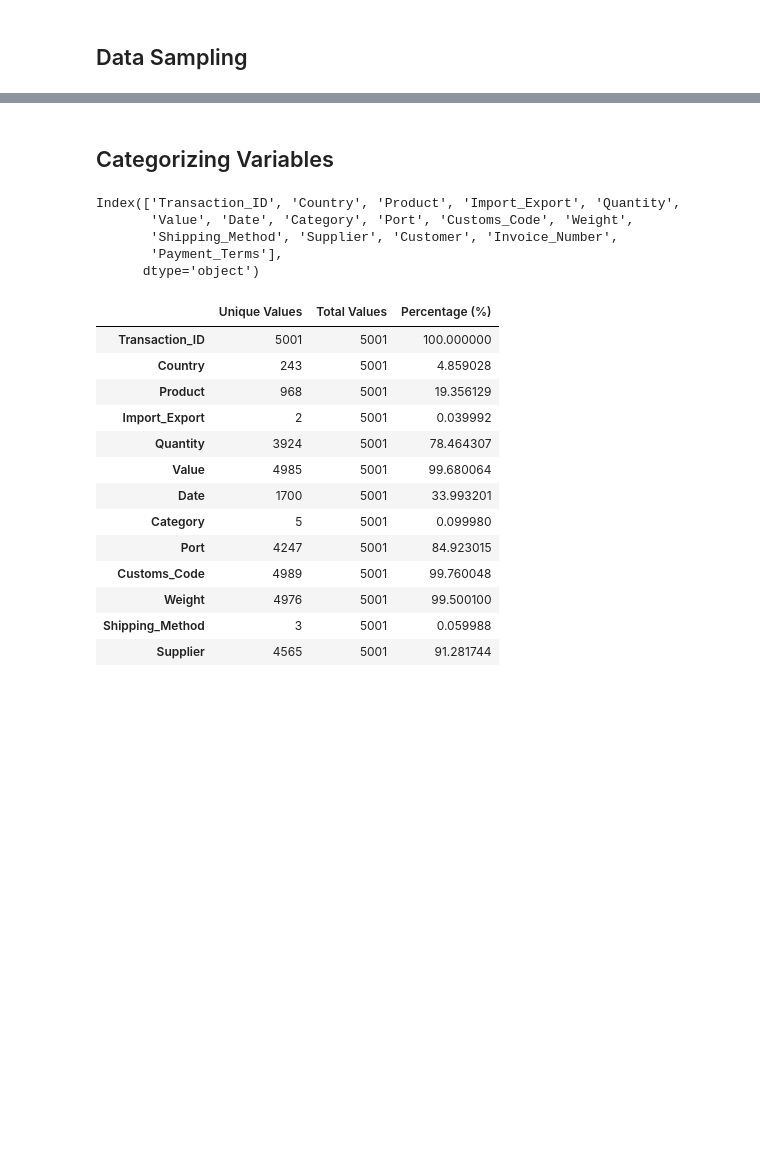
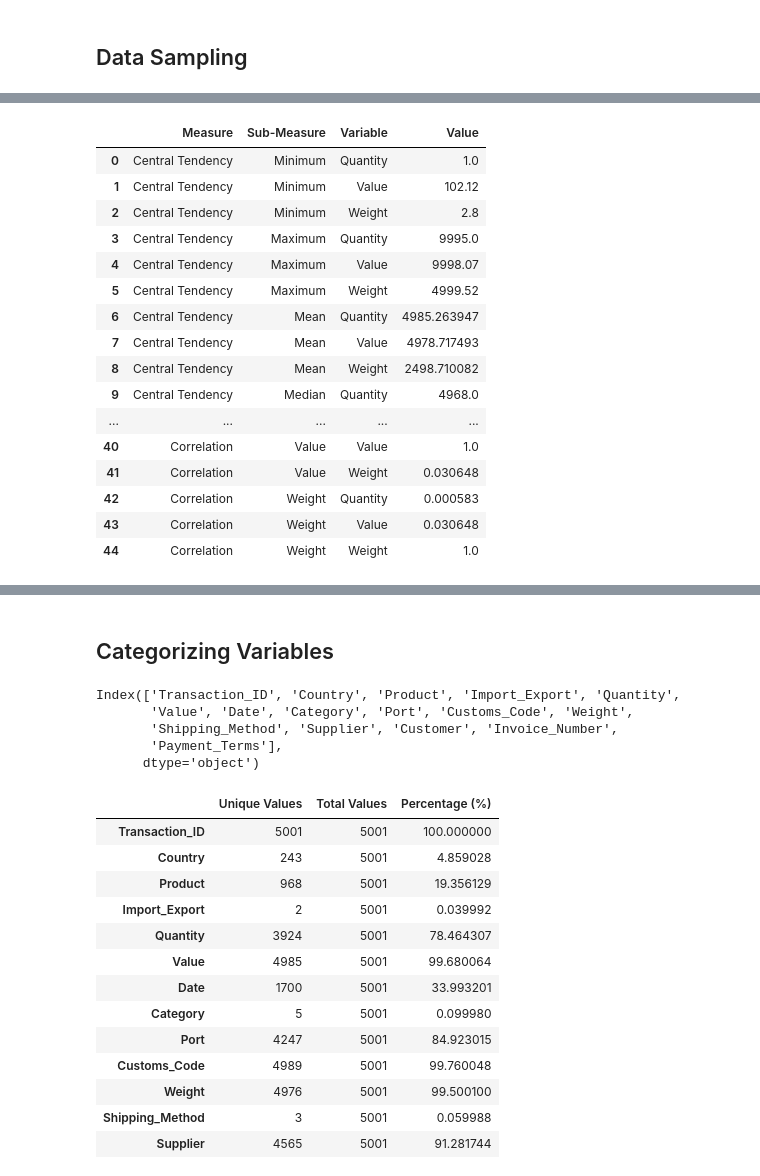
Before and after one commit to Abhijeet055002/Trimester-2-Project-1, a Jupyter notebook: Project_1_Term_2.ipynb, the cells around one changed output, grey strips where cells are left out. Saved outputs shown, nothing was run; the diff lists cells and outputs as text; code cells hidden in the pictures; blank space fills up the shorter version.

```diff
--- a/Project_1_Term_2.ipynb
+++ b/Project_1_Term_2.ipynb
@@ -257,0 +359,89 @@ def AA02_check_unique_values(dataframe):
+# %%
+# Calculating the required statistical measures for the columns 'Quantity', 'Value', and 'Weight'
+
+# Central Tendency
+min_values = AA02_sample_data_0[['Quantity', 'Value', 'Weight']].min()
+max_values = AA02_sample_data_0[['Quantity', 'Value', 'Weight']].max()
+mean_values = AA02_sample_data_0[['Quantity', 'Value', 'Weight']].mean()
+median_values = AA02_sample_data_0[['Quantity', 'Value', 'Weight']].median()
+mode_values = AA02_sample_data_0[['Quantity', 'Value', 'Weight']].mode().iloc[0]
+percentiles = AA02_sample_data_0[['Quantity', 'Value', 'Weight']].quantile([0.25, 0.5, 0.75])
+
+# Dispersion
+range_values = max_values - min_values
+std_deviation = AA02_sample_data_0[['Quantity', 'Value', 'Weight']].std()
+skewness = AA02_sample_data_0[['Quantity', 'Value', 'Weight']].skew()
+kurtosis = AA02_sample_data_0[['Quantity', 'Value', 'Weight']].kurt()
+
+# Composite Measures
+coefficient_of_variation = std_deviation / mean_values  # Coefficient of Variation
+confidence_interval_95 = {}
+for column in ['Quantity', 'Value', 'Weight']:
+    mean = mean_values[column]
+    std_dev = std_deviation[column]
+    ci_lower = mean - 1.96 * (std_dev / (AA02_sample_data_0[column].count()**0.5))
+    ci_upper = mean + 1.96 * (std_dev / (AA02_sample_data_0[column].count()**0.5))
+    confidence_interval_95[column] = (ci_lower, ci_upper)
+
+# Correlation between the variables
+correlation = AA02_sample_data_0[['Quantity', 'Value', 'Weight']].corr()
+
+# Assemble the results into a structured dictionary for display
+statistical_measures = {
+    "Central Tendency": {
+        "Minimum": min_values,
+        "Maximum": max_values,
+        "Mean": mean_values,
+        "Median": median_values,
+        "Mode": mode_values,
+        "Percentiles": percentiles
+    },
+    "Dispersion": {
+        "Range": range_values,
+        "Standard Deviation": std_deviation,
+        "Skewness": skewness,
+        "Kurtosis": kurtosis
+    },
+    "Composite Measures": {
+        "Coefficient of Variation": coefficient_of_variation,
+        "95% Confidence Interval": confidence_interval_95
+    },
+    "Correlation": correlation
+}
+
+# Correct restructuring logic to separate Quantity, Value, and Weight into distinct rows with clear representation
+def fully_restructure_statistical_measures(stat_measures):
+    flat_data = []
+    for measure, sub_measures in stat_measures.items():
+        for sub_measure, value in sub_measures.items():
+            if isinstance(value, dict):  # Expand dictionary into separate rows
+                for variable, stat_value in value.items():
+                    flat_data.append((measure, sub_measure, variable, stat_value))
+            elif isinstance(value, pd.DataFrame) or isinstance(value, pd.Series):
+                for variable, stat_value in value.to_dict().items():
+                    flat_data.append((measure, sub_measure, variable, stat_value))
+            else:
+                flat_data.append((measure, sub_measure, None, value))
+    return pd.DataFrame(flat_data, columns=["Measure", "Sub-Measure", "Variable", "Value"])
+
+# Restructure the DataFrame
+AA02_df_statistical_measures_fully_corrected = fully_restructure_statistical_measures(statistical_measures)
+AA02_df_statistical_measures_fully_corrected
+# %% [output]
+|  | Measure | Sub-Measure | Variable | Value |
+| 0 | Central Tendency | Minimum | Quantity | 1.0 |
+| 1 | Central Tendency | Minimum | Value | 102.12 |
+| 2 | Central Tendency | Minimum | Weight | 2.8 |
+| 3 | Central Tendency | Maximum | Quantity | 9995.0 |
+| 4 | Central Tendency | Maximum | Value | 9998.07 |
+| 5 | Central Tendency | Maximum | Weight | 4999.52 |
+| 6 | Central Tendency | Mean | Quantity | 4985.263947 |
+| 7 | Central Tendency | Mean | Value | 4978.717493 |
+| 8 | Central Tendency | Mean | Weight | 2498.710082 |
+| 9 | Central Tendency | Median | Quantity | 4968.0 |
+| ... | ... | ... | ... | ... |
+| 40 | Correlation | Value | Value | 1.0 |
+| 41 | Correlation | Value | Weight | 0.030648 |
+| 42 | Correlation | Weight | Quantity | 0.000583 |
+| 43 | Correlation | Weight | Value | 0.030648 |
+| 44 | Correlation | Weight | Weight | 1.0 |
```
Also changed, not shown: parts of 16 cells of this notebook.
